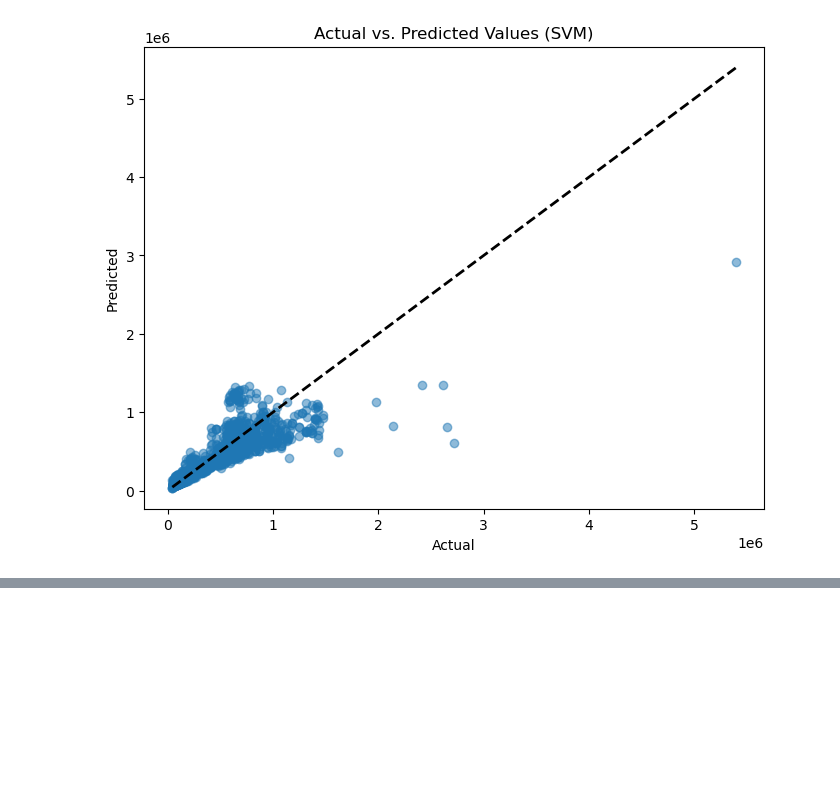
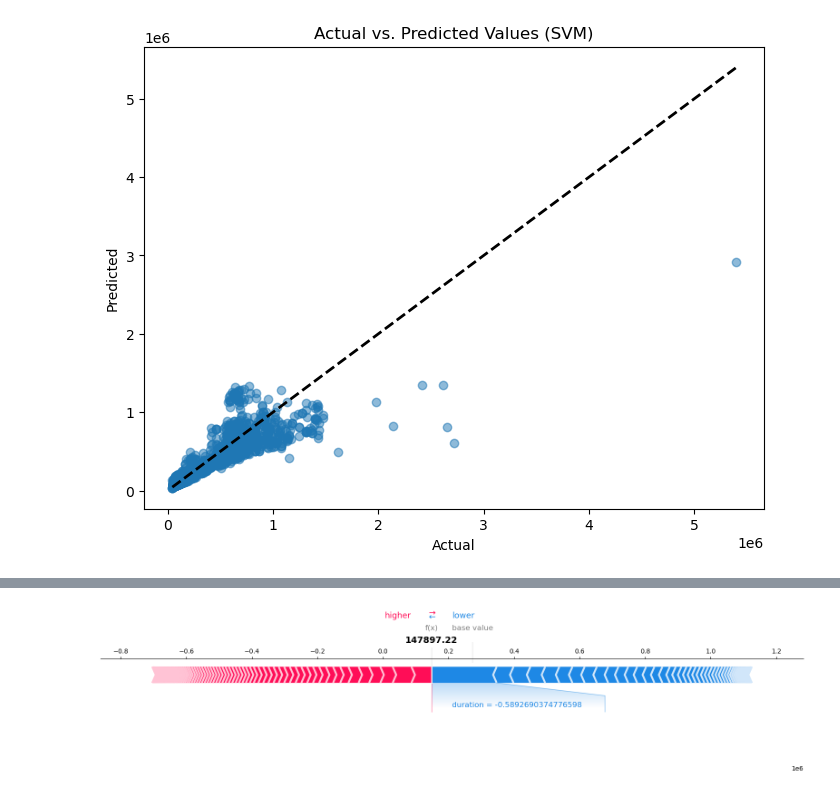
Before and after one commit to angelay1006/CO2_Emissions_Across_Flights, a Jupyter notebook: final_project_source_code.ipynb, the cells around one changed output, grey strips where cells are left out. Saved outputs shown, nothing was run; the diff lists cells and outputs as text; code cells hidden in the pictures; blank space fills up the shorter version.

```diff
--- a/final_project_source_code.ipynb
+++ b/final_project_source_code.ipynb
@@ -845,0 +1009,16 @@ plt.show()
+# %%
+shap.initjs()
+index = 42
+X_test_dense = X_test_shap.toarray() if not isinstance(X_test_shap, np.ndarray) else X_test_shap
+
+force_plot = shap.force_plot(
+    xgb_explainer.expected_value,
+    xgb_shap_values[index, :],
+    features=X_test_dense[index, :],
+    feature_names=new_feature_names,
+    matplotlib=True
+)
+
+# plt.title('Feature Impact on XGBoost Prediction for Data Point (Index = 42)')
+# plt.savefig("XGB_shap_force_plot.png", bbox_inches='tight', dpi=300)
+# %% [output]
@@ -845,0 +1026 @@ plt.show()
+[figure, added]
```
Also changed, not shown: parts of 26 cells of this notebook, 19 other files.
